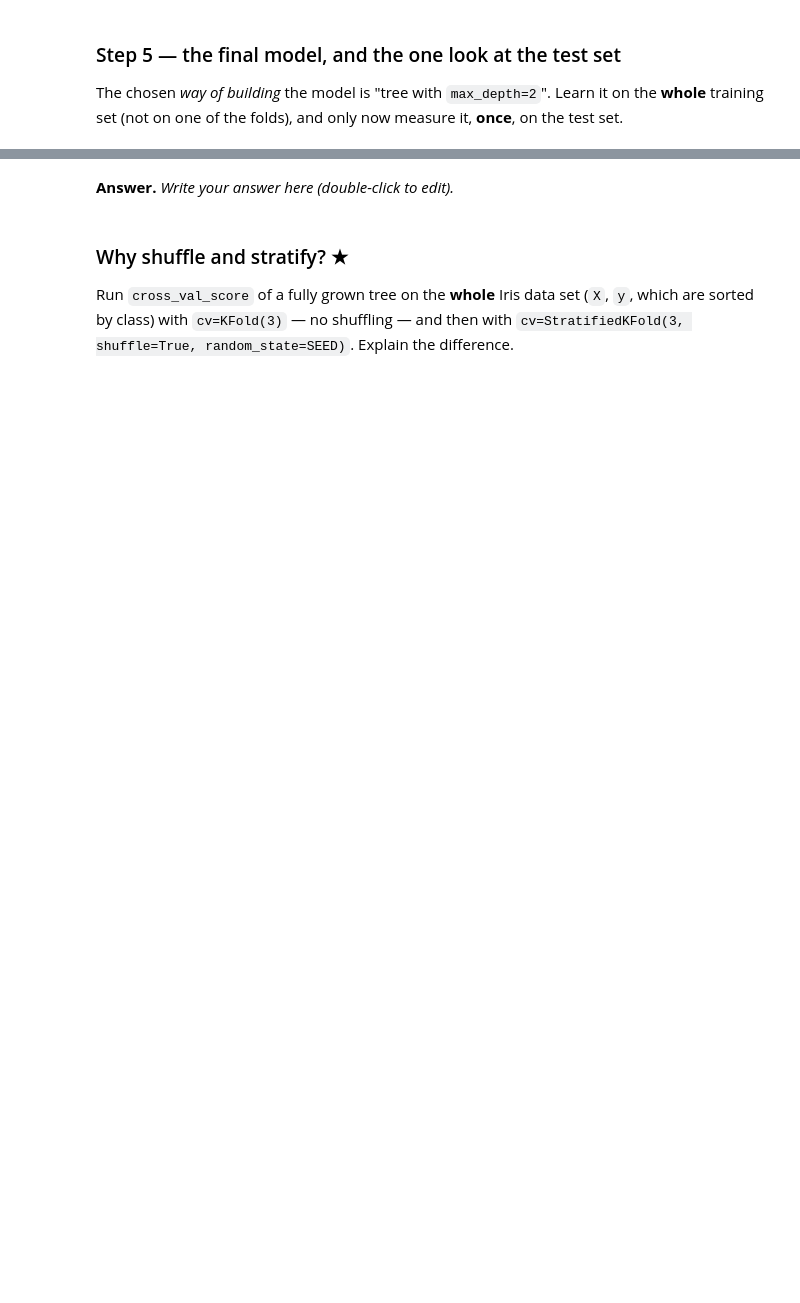
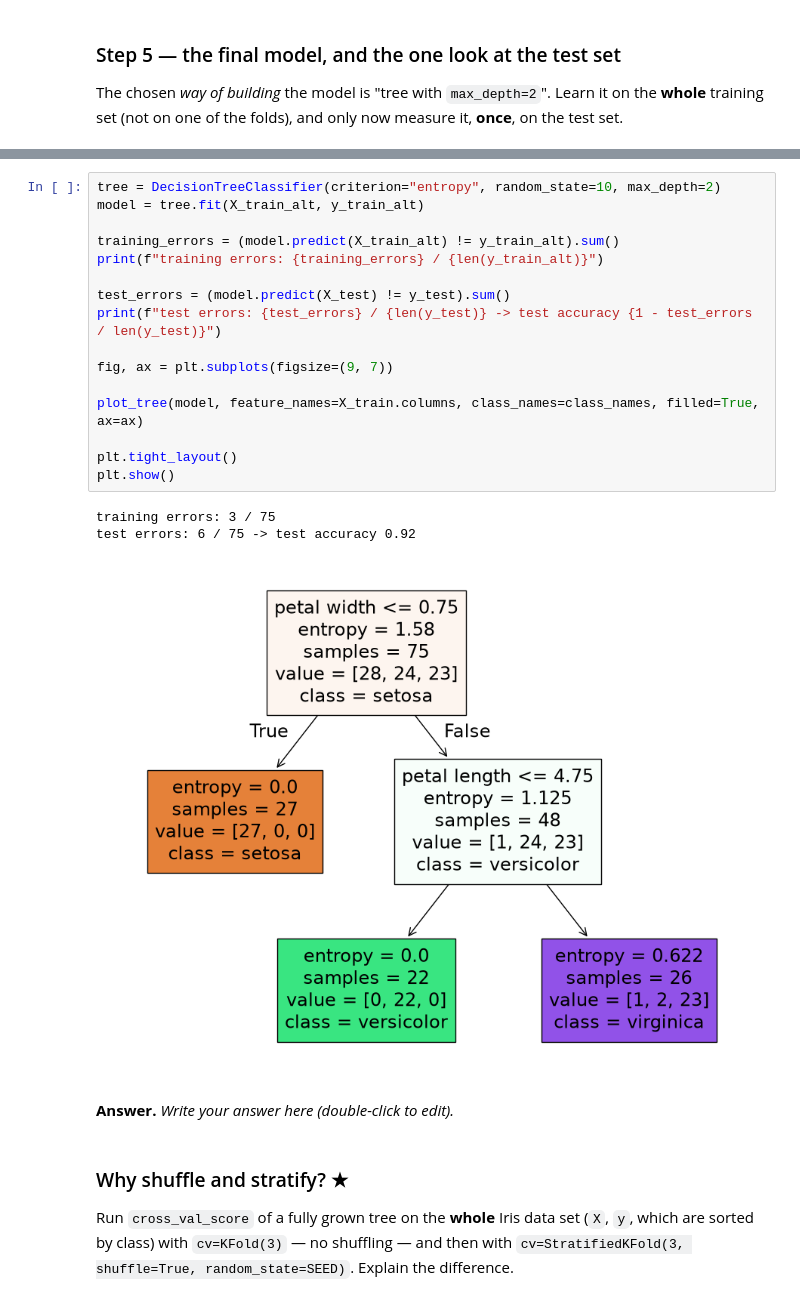
Before and after one commit to mengxian0913/MLDM_Unibo_public, a Jupyter notebook: ML_Lab/notebooks/lab02-dt/lab02-dt.ipynb, the cells around one changed output, grey strips where cells are left out. Drawn from its saved outputs; the diff is of its cells as text; blank space fills up the shorter version.

```diff
--- a/ML_Lab/notebooks/lab02-dt/lab02-dt.ipynb
+++ b/ML_Lab/notebooks/lab02-dt/lab02-dt.ipynb
@@ -519,3 +595,23 @@ test errors:     6 / 75 -> test accuracy 0.920
+# %%
+tree = DecisionTreeClassifier(criterion="entropy", random_state=10, max_depth=2)
+model = tree.fit(X_train_alt, y_train_alt)
+
+training_errors = (model.predict(X_train_alt) != y_train_alt).sum()
+print(f"training errors: {training_errors} / {len(y_train_alt)}")
+
+test_errors = (model.predict(X_test) != y_test).sum()
+print(f"test errors: {test_errors} / {len(y_test)} -> test accuracy {1 - test_errors / len(y_test)}")
+
+fig, ax = plt.subplots(figsize=(9, 7))
+
+plot_tree(model, feature_names=X_train.columns, class_names=class_names, filled=True, ax=ax)
+
+plt.tight_layout()
+plt.show()
+# %% [output]
+training errors: 3 / 75
+test errors: 6 / 75 -> test accuracy 0.92
+[figure, added]
 # %% [markdown]
 **Answer.** *Write your answer here (double-click to edit).*
 # %% [markdown]
```
Also changed, not shown: parts of 20 cells of this notebook.
